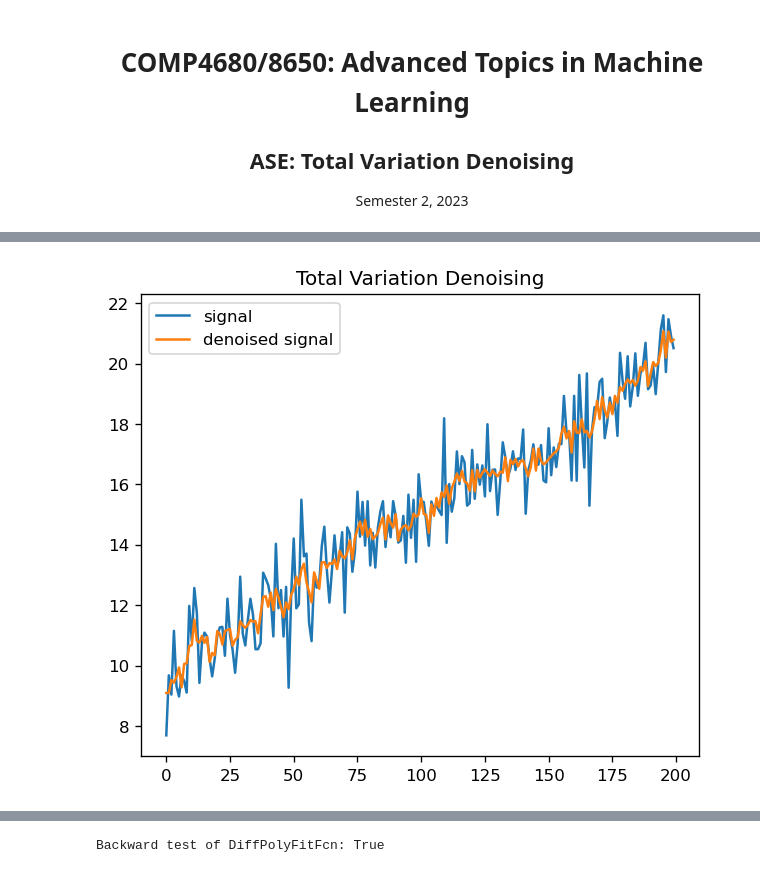
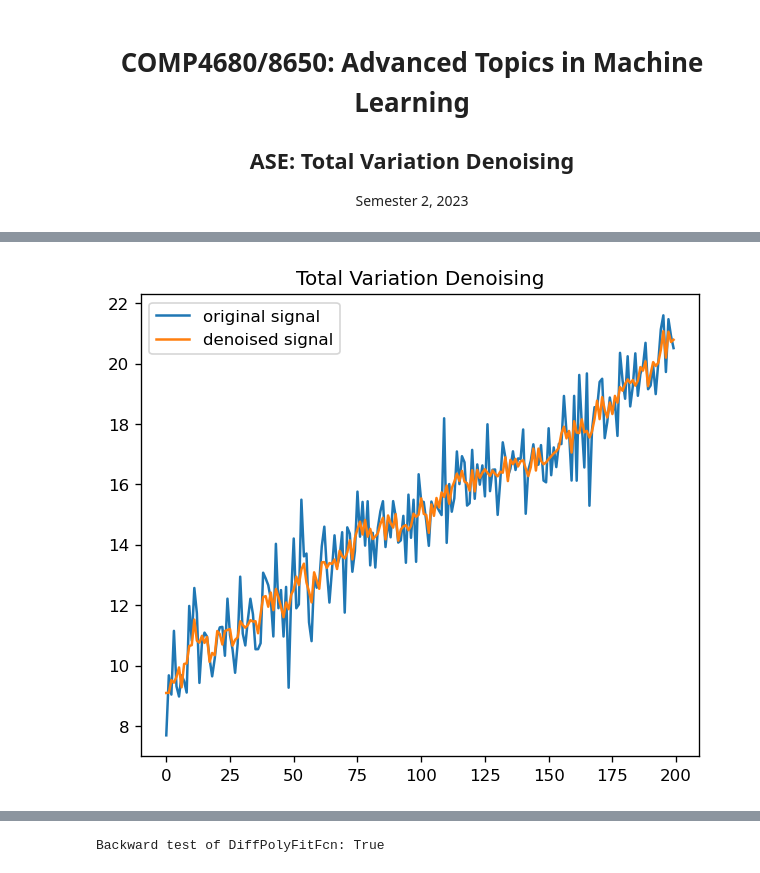
Before and after one commit to yiran-frank-mao/COMP4680_ASE, a Jupyter notebook: main.ipynb, the cells around one changed output, grey strips where cells are left out. Drawn from its saved outputs; the diff is of its cells as text; code cells hidden in the pictures.

```diff
--- a/main.ipynb
+++ b/main.ipynb
@@ -16,24 +26,25 @@ import matplotlib.pyplot as plt
 # %%
 def f(u, x, lmd):
     return 0.5 * torch.sum((u-x)**2) + lmd * torch.sum(torch.abs(u[1:]-u[:-1]))
 
+# Simply implement
 torch.manual_seed(0)
 signal = torch.linspace(10, 20, 200) + torch.randn(200, dtype=torch.double)
 lmd = 2
 u = torch.nn.Parameter(signal.clone())
 optimizer = optim.SGD([u], lr=0.1)
 for _ in range(400):
     optimizer.zero_grad()
     loss = f(u, signal, lmd)
     loss.backward()
     optimizer.step()
 
 plt.figure(figsize=(6,5), dpi=120)
-plt.plot(signal.detach(), label="signal")
+plt.plot(signal.detach(), label="original signal")
 plt.plot(u.detach(),      label="denoised signal")
 plt.legend()
 plt.title("Total Variation Denoising")
 plt.show()
 # %% [output]
-[figure, old version]
+[figure, new version]
 # %% [markdown]
```
Also changed, not shown: parts of 7 cells of this notebook, 5 other files.
